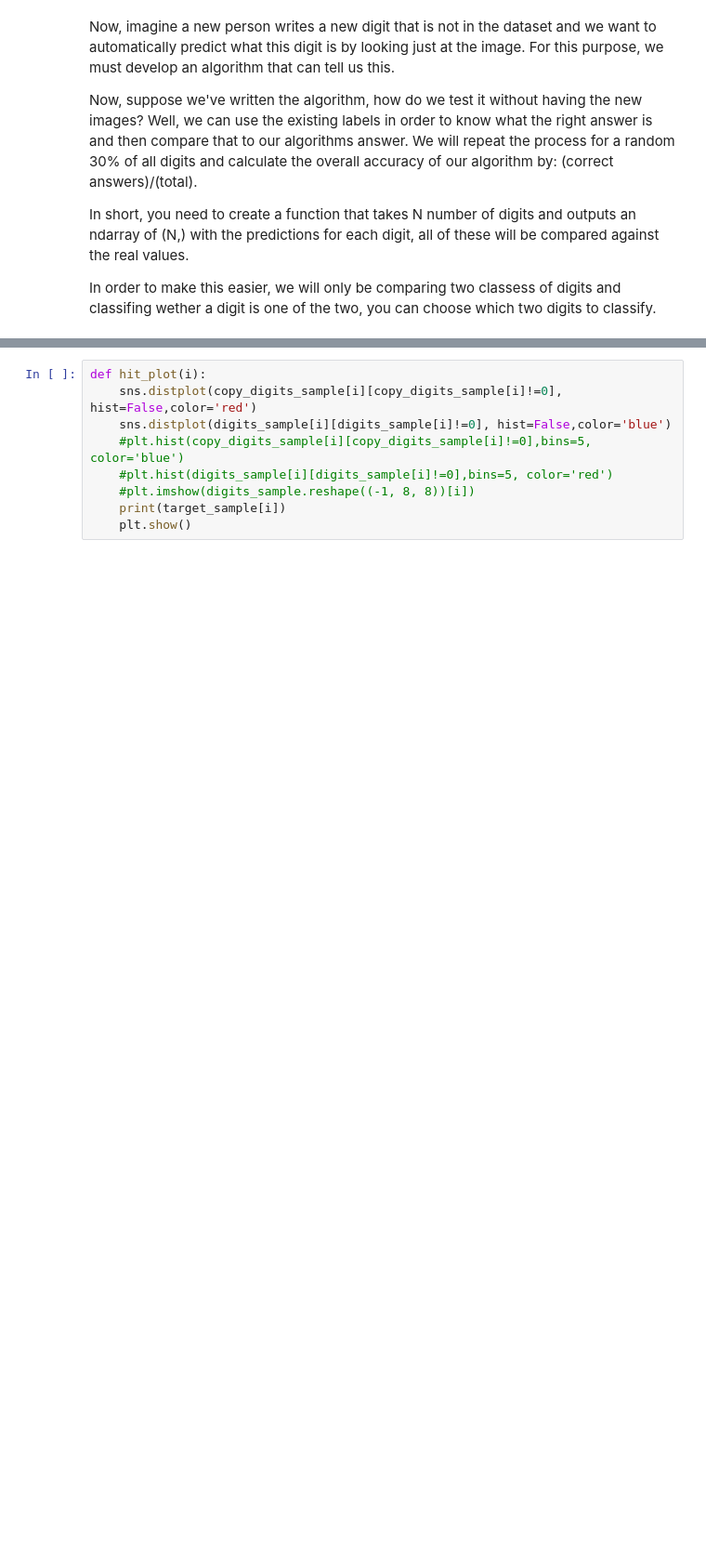
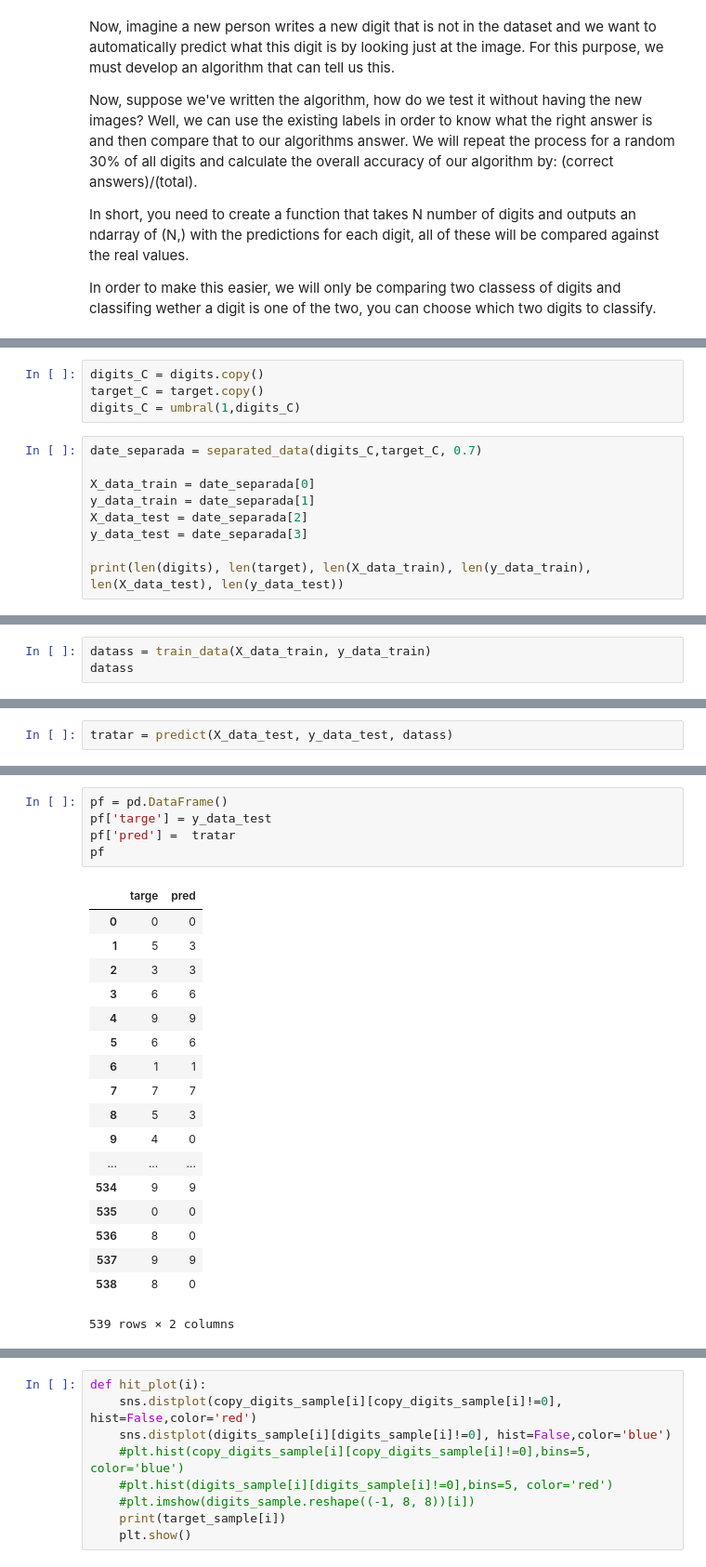
Before and after one commit to Kaiziferr/ai-class-lab, a Jupyter notebook: 02-scipy/mnist.ipynb, the cells around one changed output, grey strips where cells are left out. Shown at 93% size. Saved outputs shown, nothing was run; the diff lists cells and outputs as text; blank space fills up the shorter version.

```diff
--- a/02-scipy/mnist.ipynb
+++ b/02-scipy/mnist.ipynb
@@ -179,0 +341,13 @@ def umbral(k, date):
+# %%
+digits_C = digits.copy()
+target_C = target.copy()
+digits_C = umbral(1,digits_C)
+# %%
+date_separada = separated_data(digits_C,target_C, 0.7)
+
+X_data_train = date_separada[0]
+y_data_train = date_separada[1]
+X_data_test = date_separada[2]
+y_data_test = date_separada[3]
+
+print(len(digits), len(target), len(X_data_train), len(y_data_train), len(X_data_test), len(y_data_test))
@@ -179,0 +356,3 @@ def umbral(k, date):
+# %%
+datass = train_data(X_data_train, y_data_train)
+datass
@@ -179,0 +370,2 @@ def umbral(k, date):
+# %%
+tratar = predict(X_data_test, y_data_test, datass)
@@ -179,0 +390,24 @@ def umbral(k, date):
+# %%
+pf = pd.DataFrame()
+pf['targe'] = y_data_test
+pf['pred'] =  tratar
+pf
+# %% [output]
+|  | targe | pred |
+| 0 | 0 | 0 |
+| 1 | 5 | 3 |
+| 2 | 3 | 3 |
+| 3 | 6 | 6 |
+| 4 | 9 | 9 |
+| 5 | 6 | 6 |
+| 6 | 1 | 1 |
+| 7 | 7 | 7 |
+| 8 | 5 | 3 |
+| 9 | 4 | 0 |
+| ... | ... | ... |
+| 534 | 9 | 9 |
+| 535 | 0 | 0 |
+| 536 | 8 | 0 |
+| 537 | 9 | 9 |
+| 538 | 8 | 0 |
+539 rows × 2 columns
```
Also changed, not shown: parts of 29 cells of this notebook.
